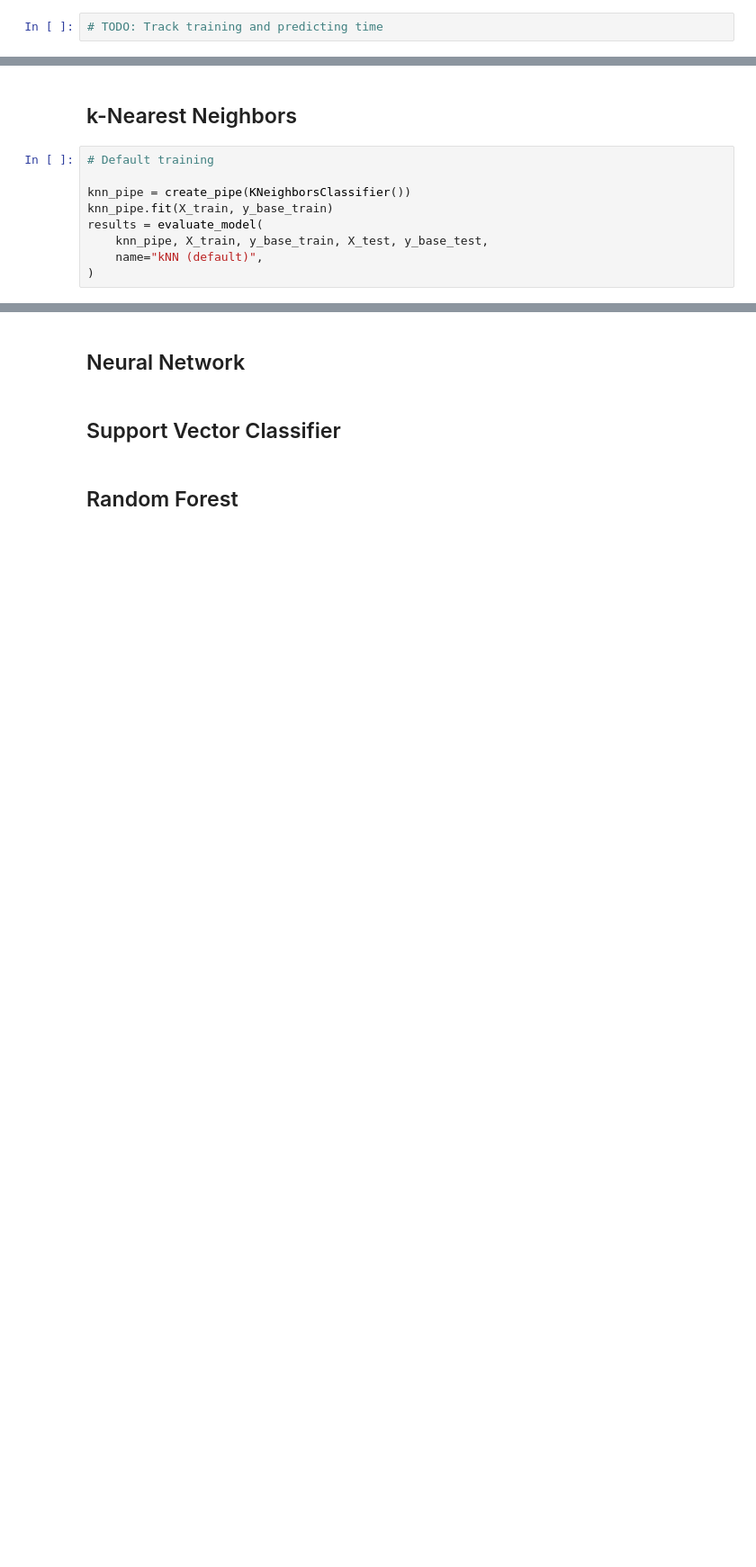
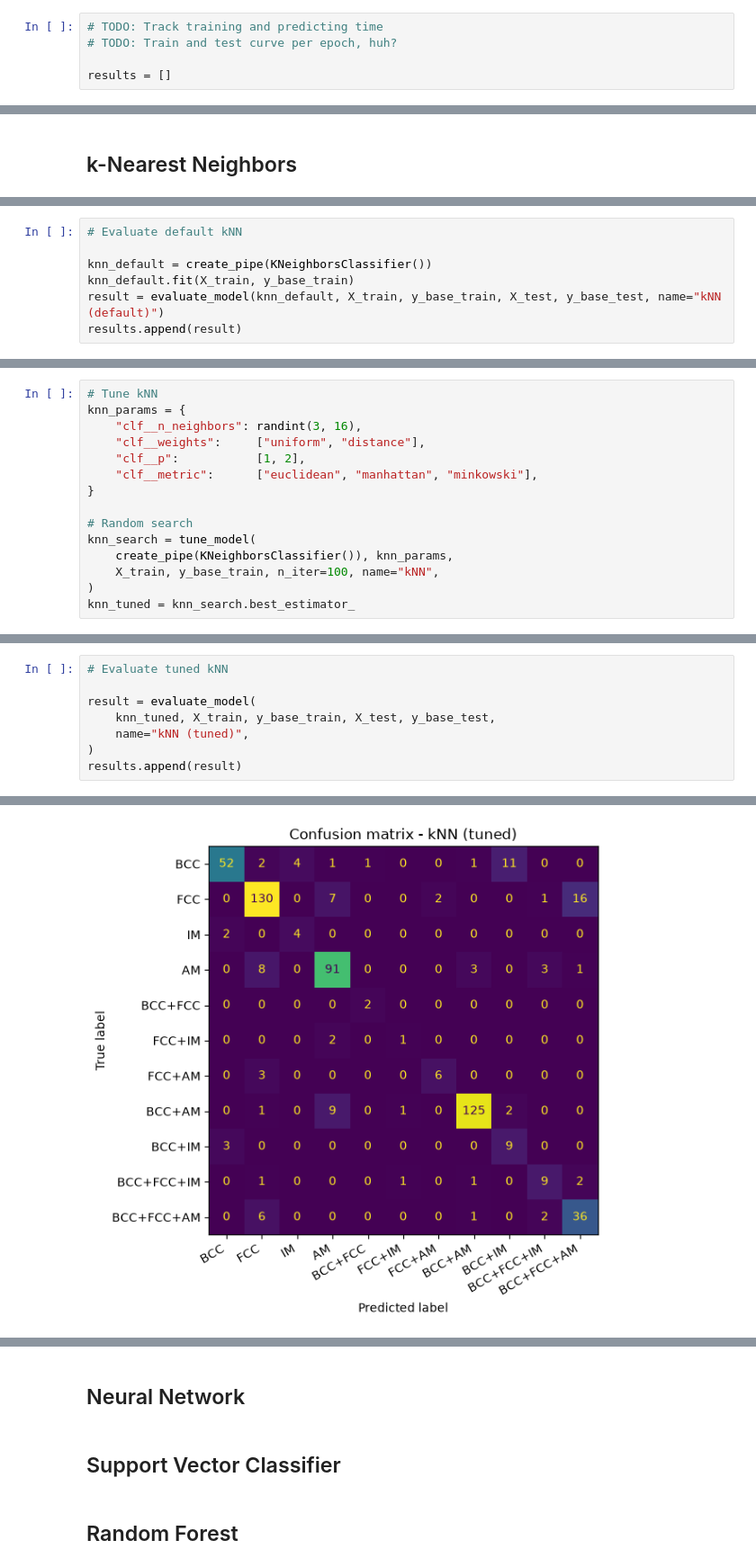
Before and after one commit to KenesuEXE/HEAi, a Jupyter notebook: main.ipynb, the cells around one changed output, grey strips where cells are left out. Shown at 90% size. Saved outputs shown, nothing was run; the diff lists cells and outputs as text; blank space fills up the shorter version.

Commit message:
baseline models

```diff
--- a/main.ipynb
+++ b/main.ipynb
@@ -469,6 +470,9 @@ y_mulb | (5059, 4) | (563, 4)
 # ML Training (Baseline)
 # %%
 # TODO: Track training and predicting time
+# TODO: Train and test curve per epoch, huh?
+
+results = []
 # %%
 # Double points of minority classes, keep majority untouched
 # Preserves relative gaps and increases minority representation
@@ -543,11 +583,2 @@ def evaluate_model(model, X_train, y_train, X_test, y_test, name="model"):
 # %% [markdown]
 ## k-Nearest Neighbors
-# %%
-# Default training
-
-knn_pipe = create_pipe(KNeighborsClassifier())
-knn_pipe.fit(X_train, y_base_train)
-results = evaluate_model(
-    knn_pipe, X_train, y_base_train, X_test, y_base_test,
-    name="kNN (default)",
-)
@@ -642,0 +585,7 @@ results_best = evaluate_model(
+# %%
+# Evaluate default kNN
+
+knn_default = create_pipe(KNeighborsClassifier())
+knn_default.fit(X_train, y_base_train)
+result = evaluate_model(knn_default, X_train, y_base_train, X_test, y_base_test, name="kNN (default)")
+results.append(result)
@@ -642,0 +611,15 @@ results_best = evaluate_model(
+# %%
+# Tune kNN
+knn_params = {
+    "clf__n_neighbors": randint(3, 16),
+    "clf__weights":     ["uniform", "distance"],
+    "clf__p":           [1, 2],
+    "clf__metric":      ["euclidean", "manhattan", "minkowski"],
+}
+
+# Random search
+knn_search = tune_model(
+    create_pipe(KNeighborsClassifier()), knn_params,
+    X_train, y_base_train, n_iter=100, name="kNN",
+)
+knn_tuned = knn_search.best_estimator_
@@ -642,0 +635,9 @@ results_best = evaluate_model(
+# %%
+# Evaluate tuned kNN
+
+result = evaluate_model(
+    knn_tuned, X_train, y_base_train, X_test, y_base_test,
+    name="kNN (tuned)",
+)
+results.append(result)
+# %% [output]
@@ -642,0 +661 @@ results_best = evaluate_model(
+[figure, added]
```
Also changed, not shown: parts of 15 cells of this notebook.
